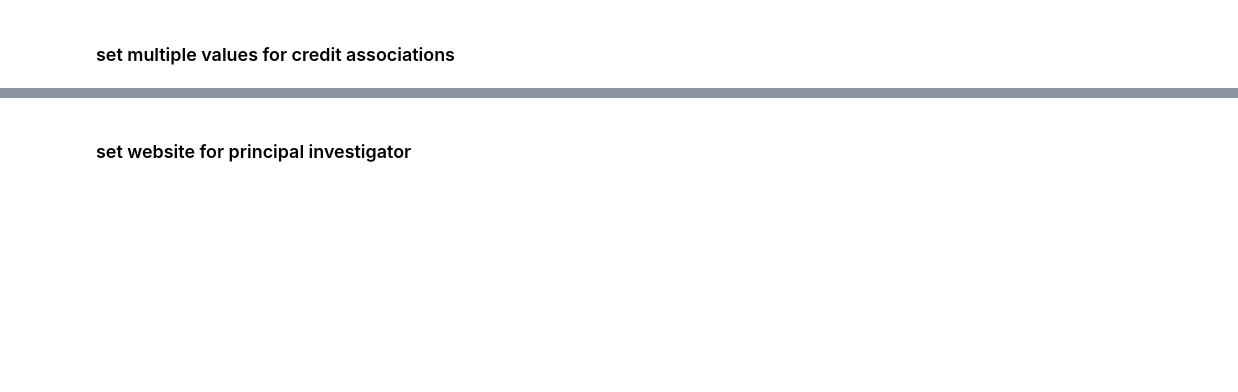
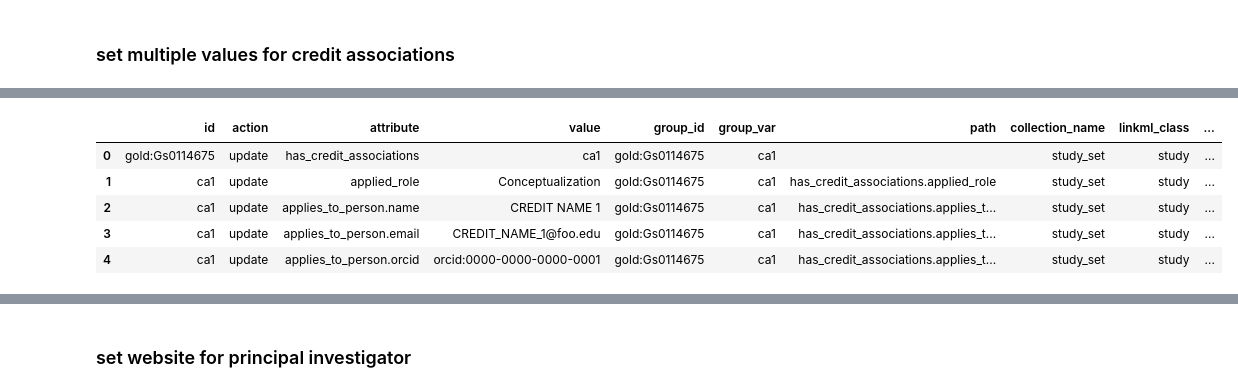
Before and after one commit to microbiomedata/nmdc-runtime, a Jupyter notebook: metadata-translation/notebooks/changesheets-example.ipynb, the cells around one changed output, grey strips where cells are left out. Saved outputs shown, nothing was run; the diff lists cells and outputs as text; code cells hidden in the pictures; blank space fills up the shorter version.

```diff
--- a/metadata-translation/notebooks/changesheets-example.ipynb
+++ b/metadata-translation/notebooks/changesheets-example.ipynb
@@ -105,4 +225,11 @@ print_results(process_changesheet(sheetDf, mongodb, temp_db), print_before=True)
 # %%
-# sheetDf = load_changesheet("data/changesheet-array-item-nested-attributes.tsv", mongodb)
-# sheetDf
+sheetDf = load_changesheet("data/changesheet-array-item-nested-attributes.tsv", mongodb)
+sheetDf
+# %% [output]
+|  | id | action | attribute | value | group_id | group_var | path | collection_name | linkml_class | ... |
+| 0 | gold:Gs0114675 | update | has_credit_associations | ca1 | gold:Gs0114675 | ca1 |  | study_set | study | ... |
+| 1 | ca1 | update | applied_role | Conceptualization | gold:Gs0114675 | ca1 | has_credit_associations.applied_role | study_set | study | ... |
+| 2 | ca1 | update | applies_to_person.name | CREDIT NAME 1 | gold:Gs0114675 | ca1 | has_credit_associations.applies_t... | study_set | study | ... |
+| 3 | ca1 | update | applies_to_person.email | CREDIT_NAME_1@foo.edu | gold:Gs0114675 | ca1 | has_credit_associations.applies_t... | study_set | study | ... |
+| 4 | ca1 | update | applies_to_person.orcid | orcid:0000-0000-0000-0001 | gold:Gs0114675 | ca1 | has_credit_associations.applies_t... | study_set | study | ... |
 # %%
```
Also changed, not shown: parts of 31 cells of this notebook, 4 other files.
